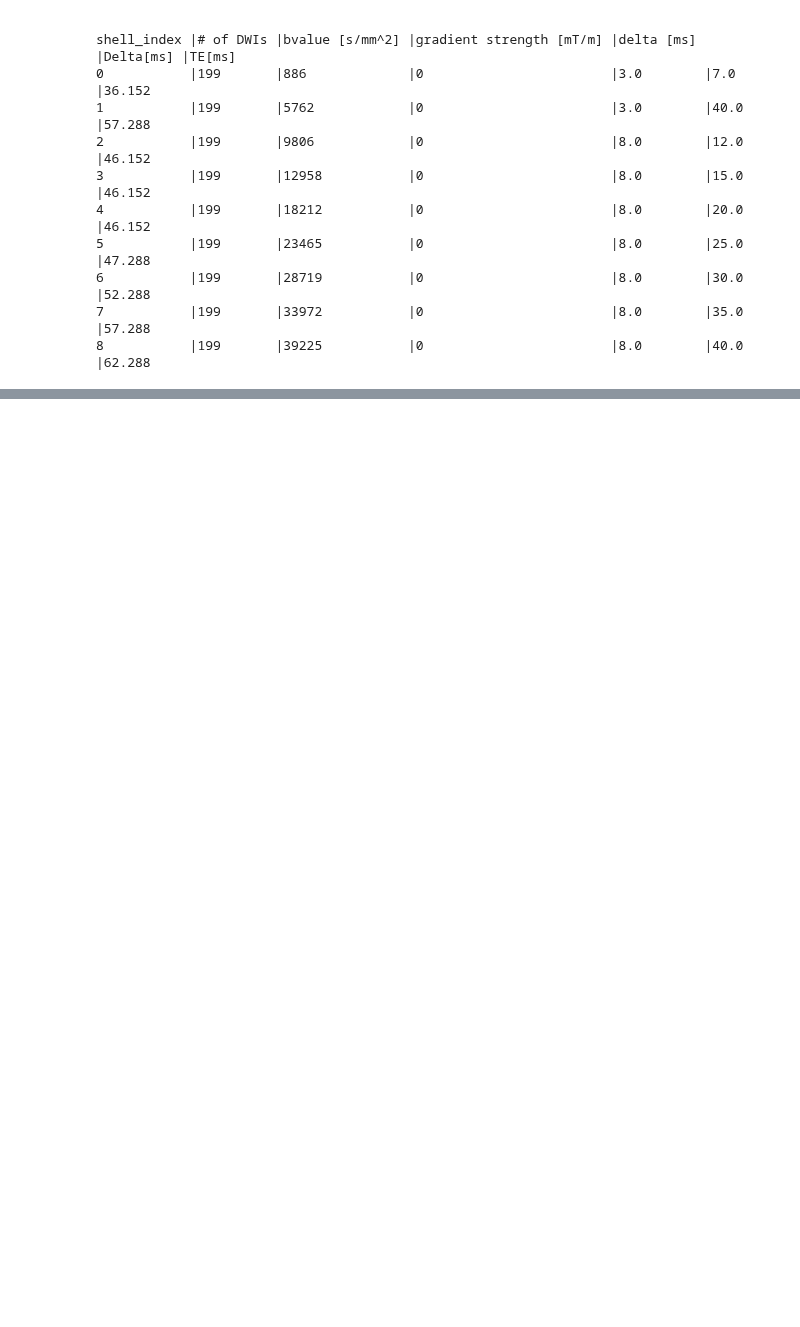
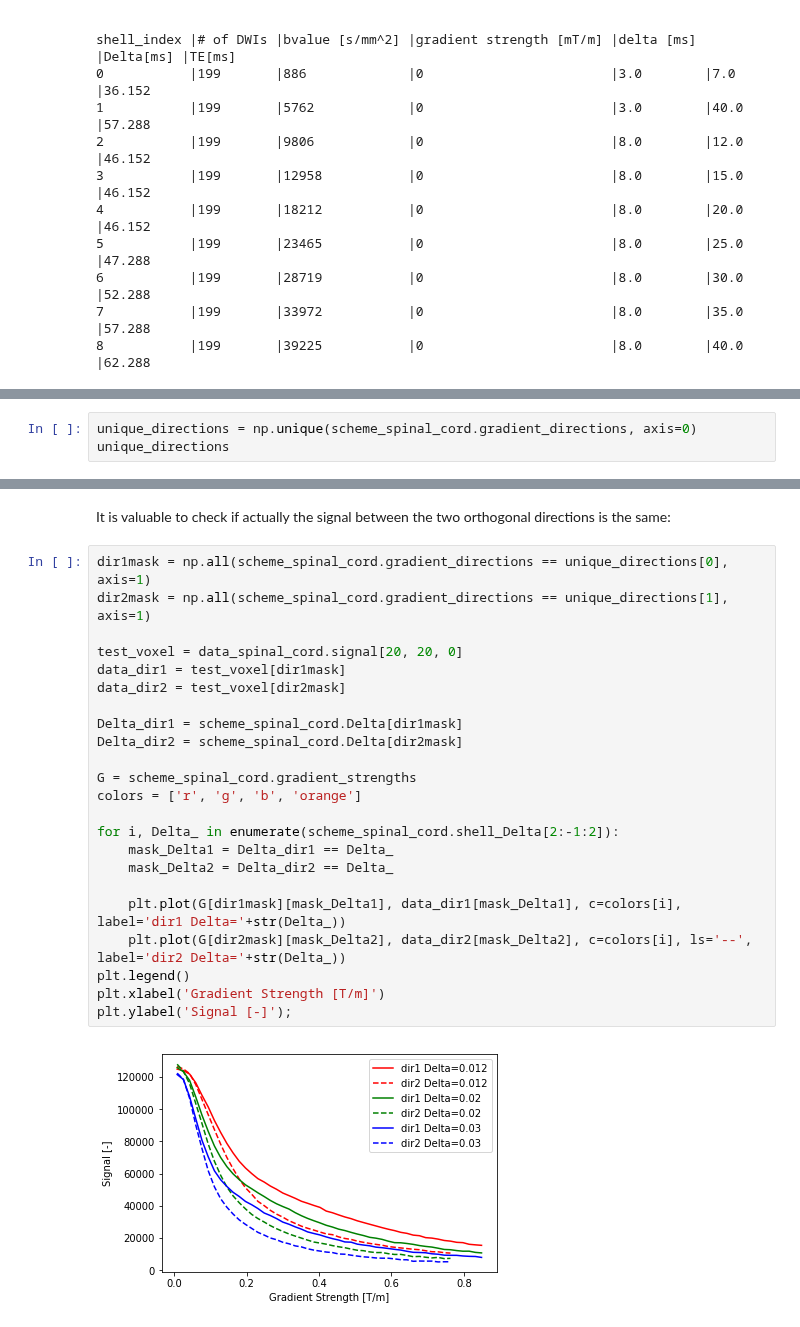
Before and after one commit to AthenaEPI/dmipy, a Jupyter notebook: examples/example_axcaliber.ipynb, the cells around one changed output, grey strips where cells are left out. Saved outputs shown, nothing was run; the diff lists cells and outputs as text; blank space fills up the shorter version.

```diff
--- a/examples/example_axcaliber.ipynb
+++ b/examples/example_axcaliber.ipynb
@@ -164,0 +95,3 @@ for name, values in fitted_parameters.items():
+# %%
+unique_directions = np.unique(scheme_spinal_cord.gradient_directions, axis=0)
+unique_directions
@@ -164,0 +108,27 @@ for name, values in fitted_parameters.items():
+# %% [markdown]
+It is valuable to check if actually the signal between the two orthogonal directions is the same:
+# %%
+dir1mask = np.all(scheme_spinal_cord.gradient_directions == unique_directions[0], axis=1)
+dir2mask = np.all(scheme_spinal_cord.gradient_directions == unique_directions[1], axis=1)
+
+test_voxel = data_spinal_cord.signal[20, 20, 0]
+data_dir1 = test_voxel[dir1mask]
+data_dir2 = test_voxel[dir2mask]
+
+Delta_dir1 = scheme_spinal_cord.Delta[dir1mask]
+Delta_dir2 = scheme_spinal_cord.Delta[dir2mask]
+
+G = scheme_spinal_cord.gradient_strengths
+colors = ['r', 'g', 'b', 'orange']
+
+for i, Delta_ in enumerate(scheme_spinal_cord.shell_Delta[2:-1:2]):
+    mask_Delta1 = Delta_dir1 == Delta_
+    mask_Delta2 = Delta_dir2 == Delta_
+
+    plt.plot(G[dir1mask][mask_Delta1], data_dir1[mask_Delta1], c=colors[i], label='dir1 Delta='+str(Delta_))
+    plt.plot(G[dir2mask][mask_Delta2], data_dir2[mask_Delta2], c=colors[i], ls='--', label='dir2 Delta='+str(Delta_))
+plt.legend()
+plt.xlabel('Gradient Strength [T/m]')
+plt.ylabel('Signal [-]');
+# %% [output]
+[figure, added]
```
Also changed, not shown: parts of 60 cells of this notebook.
